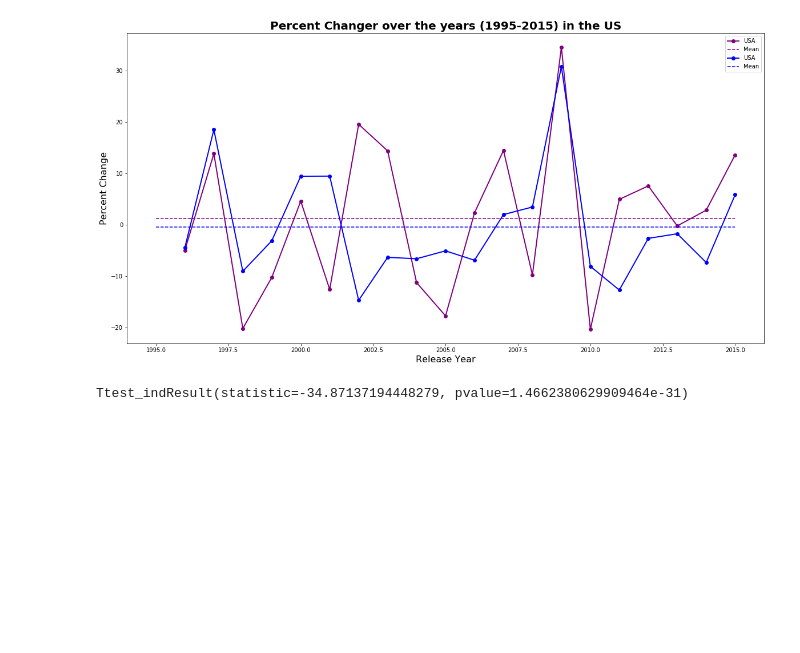
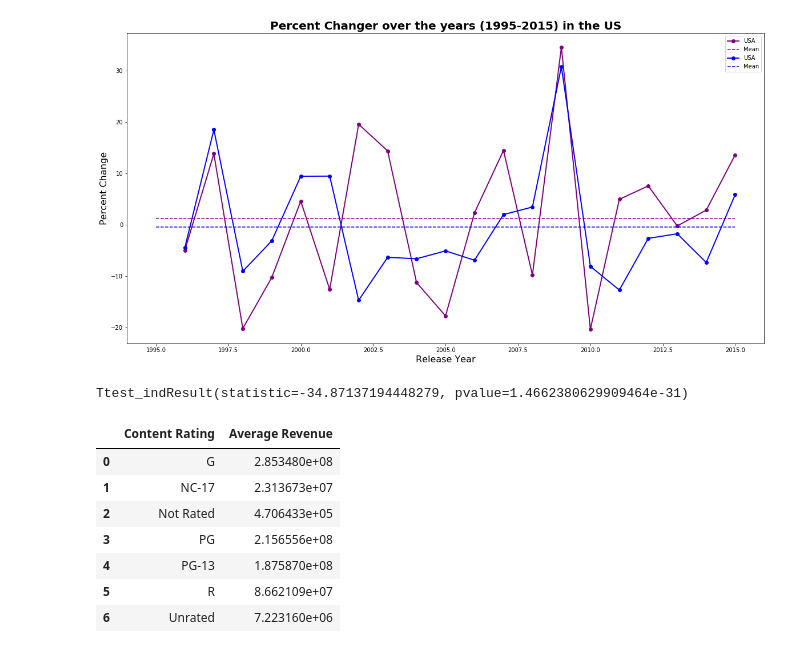
Before and after one commit to PedroSF88/SMU_Project_Group_1, a Jupyter notebook: US Movie Revenues_Pedro.ipynb, the cells around one changed output. Drawn from its saved outputs; the diff is of its cells as text; code cells hidden in the pictures; blank space fills up the shorter version.

```diff
--- a/US Movie Revenues_Pedro.ipynb
+++ b/US Movie Revenues_Pedro.ipynb
@@ -179,3 +190,20 @@ cat2 = newdf
 ttest_ind(cat1["Adjusted Revenue"], cat2['lifetime_gross'])
 # %% [output]
 Ttest_indResult(statistic=-34.87137194448279, pvalue=1.4662380629909464e-31)
+# %%
+dfcontentrev=df2_1[['Content Rating','Adjusted Revenue','Release Year']]
+dfcontentrev2=dfcontentrev.groupby(['Content Rating'])['Adjusted Revenue'].mean()
+dfcontratingdf=pd.DataFrame(dfcontentrev2)
+sub9=dfcontratingdf
+sub9=sub9.reset_index()
+sub9.columns='Content Rating', 'Average Revenue'
+sub9
+# %% [output]
+|  | Content Rating | Average Revenue |
+| 0 | G | 2.853480e+08 |
+| 1 | NC-17 | 2.313673e+07 |
+| 2 | Not Rated | 4.706433e+05 |
+| 3 | PG | 2.156556e+08 |
+| 4 | PG-13 | 1.875870e+08 |
+| 5 | R | 8.662109e+07 |
+| 6 | Unrated | 7.223160e+06 |
```
Also changed, not shown: parts of 5 cells of this notebook, 1 other file.
